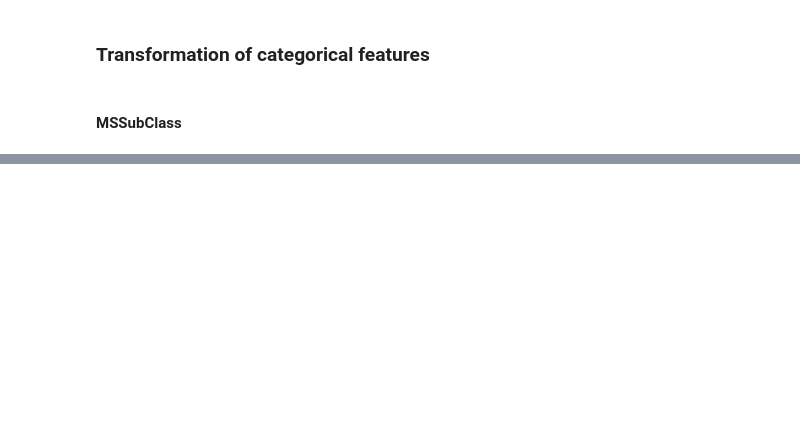
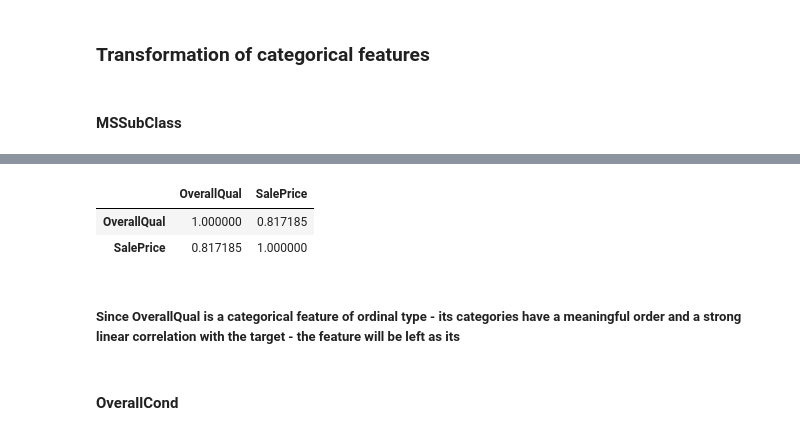
Before and after one commit to Jonik233/kaggle_house_prices, a Jupyter notebook: eda/main_eda.ipynb, the cells around one changed output, grey strips where cells are left out. Drawn from its saved outputs; the diff is of its cells as text; code cells hidden in the pictures; blank space fills up the shorter version.

```diff
--- a/eda/main_eda.ipynb
+++ b/eda/main_eda.ipynb
@@ -217,0 +304,10 @@ plt.show()
+# %%
+df[["OverallQual", "SalePrice"]].corr()
+# %% [output]
+|  | OverallQual | SalePrice |
+| OverallQual | 1.000000 | 0.817185 |
+| SalePrice | 0.817185 | 1.000000 |
+# %% [markdown]
+##### Since OverallQual is a categorical feature of ordinal type - its categories have a meaningful order and a strong linear correlation with the target - the feature will be left as its
+# %% [markdown]
+#### OverallCond
```
Also changed, not shown: parts of 28 cells of this notebook.
